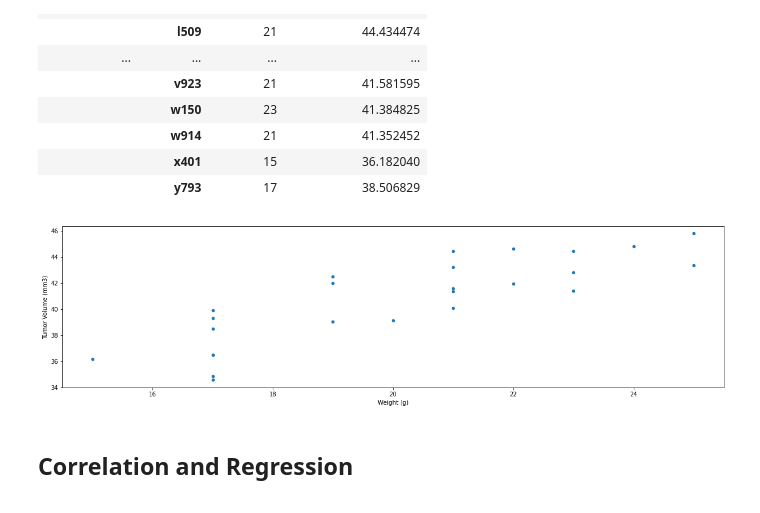
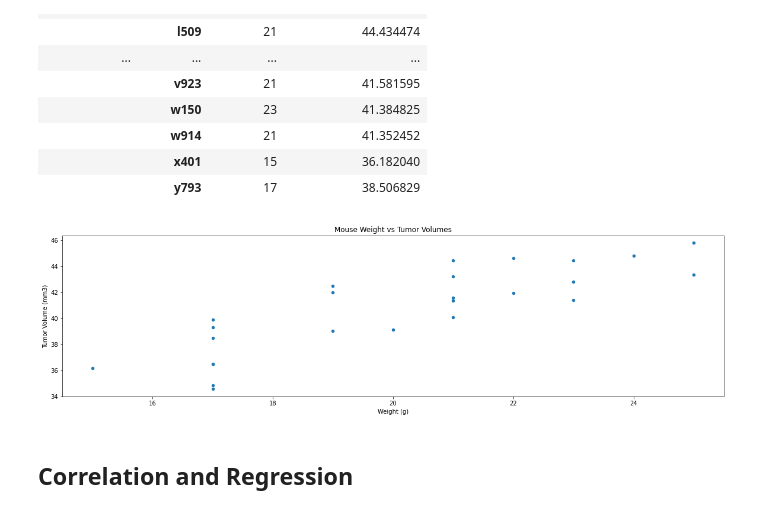
Before and after one commit to ande3674/matplotlib-challenge, a Jupyter notebook: pymaceuticals_starter.ipynb, the cells around one changed output. Cells and saved outputs as stored; diff of their text form; code cells hidden in the pictures.

```diff
--- a/pymaceuticals_starter.ipynb
+++ b/pymaceuticals_starter.ipynb
@@ -414,10 +386,10 @@ display(capo_avg_tumor_df)
 |  | y793 | 17 | 38.506829 |
 # %%
 # Scatter plot of average tumor volume vs. mouse weight for the Capomulin regimen.
-capo_avg_tumor_df.plot(x='Weight (g)', y='Tumor Volume (mm3)', kind='scatter')
+capo_avg_tumor_df.plot(x='Weight (g)', y='Tumor Volume (mm3)', title='Mouse Weight vs Tumor Volumes', kind='scatter')
 plt.show()
 # %% [output]
-[figure, old version]
+[figure, new version]
 # %% [markdown]
 ## Correlation and Regression
 # %%
```
Also changed, not shown: parts of 7 cells of this notebook.
